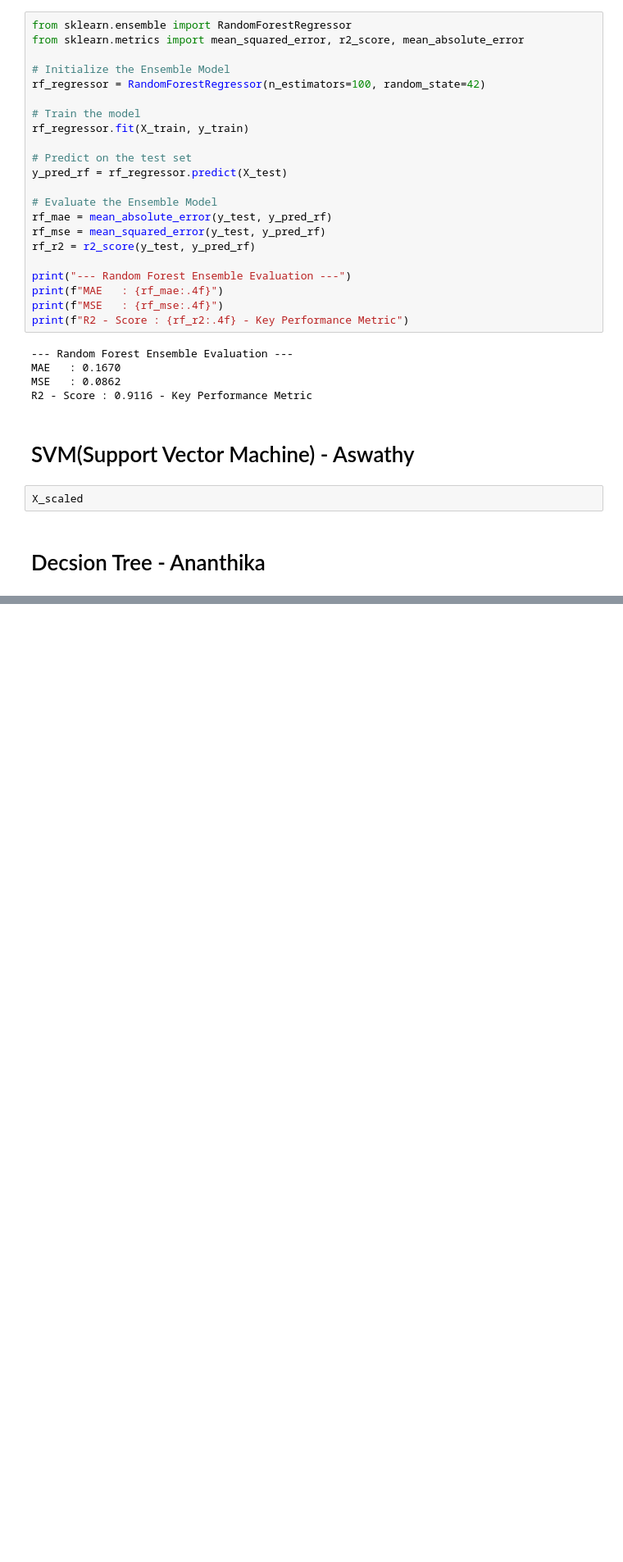
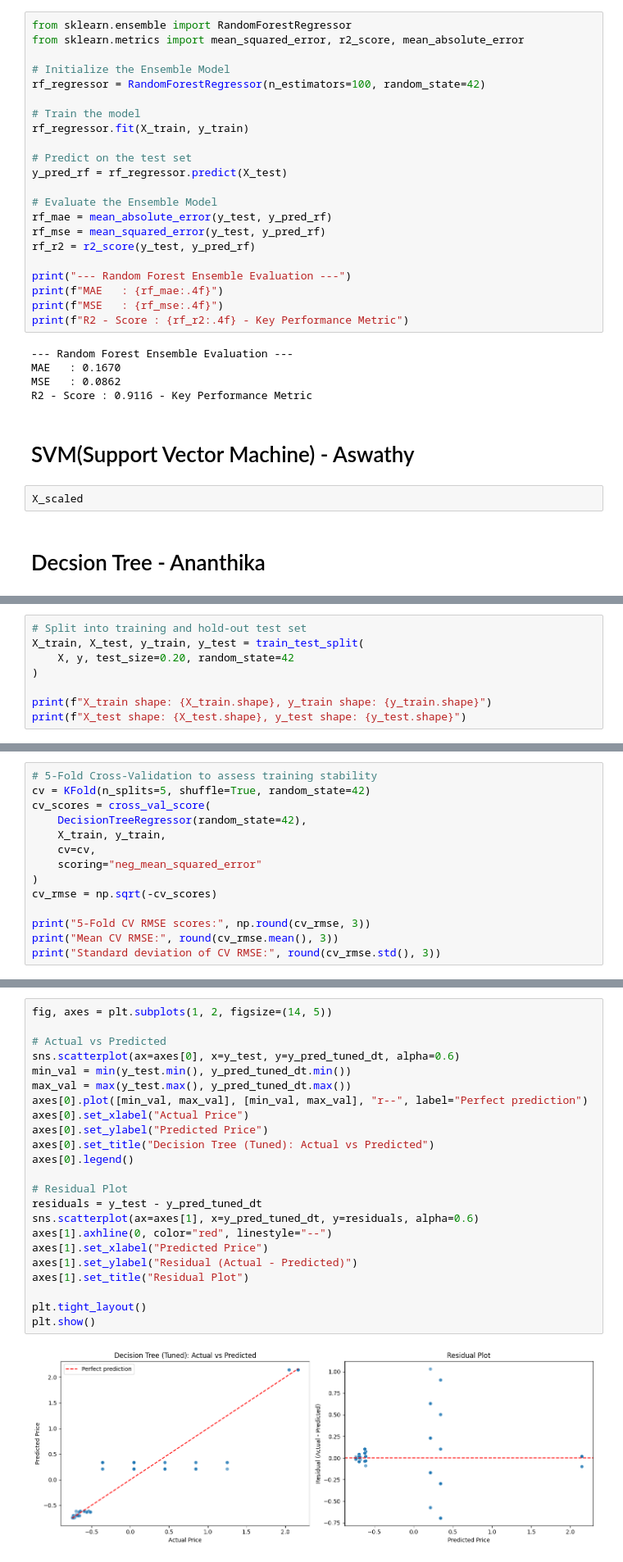
Before and after one commit to AlvinManoj05/Data-Preprocessing-Project, a Jupyter notebook: Data_Processing_Group_Assignment.ipynb, the cells around one changed output, grey strips where cells are left out. Shown at 82% size. Cells and saved outputs as stored; diff of their text form; blank space fills up the shorter version.

```diff
--- a/Data_Processing_Group_Assignment.ipynb
+++ b/Data_Processing_Group_Assignment.ipynb
@@ -569,0 +599,8 @@ X_scaled
+# %%
+# Split into training and hold-out test set
+X_train, X_test, y_train, y_test = train_test_split(
+    X, y, test_size=0.20, random_state=42
+)
+
+print(f"X_train shape: {X_train.shape}, y_train shape: {y_train.shape}")
+print(f"X_test shape: {X_test.shape}, y_test shape: {y_test.shape}")
@@ -569,0 +640,14 @@ X_scaled
+# %%
+# 5-Fold Cross-Validation to assess training stability
+cv = KFold(n_splits=5, shuffle=True, random_state=42)
+cv_scores = cross_val_score(
+    DecisionTreeRegressor(random_state=42),
+    X_train, y_train,
+    cv=cv,
+    scoring="neg_mean_squared_error"
+)
+cv_rmse = np.sqrt(-cv_scores)
+
+print("5-Fold CV RMSE scores:", np.round(cv_rmse, 3))
+print("Mean CV RMSE:", round(cv_rmse.mean(), 3))
+print("Standard deviation of CV RMSE:", round(cv_rmse.std(), 3))
@@ -569,0 +721,25 @@ X_scaled
+# %%
+fig, axes = plt.subplots(1, 2, figsize=(14, 5))
+
+# Actual vs Predicted
+sns.scatterplot(ax=axes[0], x=y_test, y=y_pred_tuned_dt, alpha=0.6)
+min_val = min(y_test.min(), y_pred_tuned_dt.min())
+max_val = max(y_test.max(), y_pred_tuned_dt.max())
+axes[0].plot([min_val, max_val], [min_val, max_val], "r--", label="Perfect prediction")
+axes[0].set_xlabel("Actual Price")
+axes[0].set_ylabel("Predicted Price")
+axes[0].set_title("Decision Tree (Tuned): Actual vs Predicted")
+axes[0].legend()
+
+# Residual Plot
+residuals = y_test - y_pred_tuned_dt
+sns.scatterplot(ax=axes[1], x=y_pred_tuned_dt, y=residuals, alpha=0.6)
+axes[1].axhline(0, color="red", linestyle="--")
+axes[1].set_xlabel("Predicted Price")
+axes[1].set_ylabel("Residual (Actual - Predicted)")
+axes[1].set_title("Residual Plot")
+
+plt.tight_layout()
+plt.show()
+# %% [output]
+[figure, added]
```
Also changed, not shown: parts of 16 cells of this notebook.
